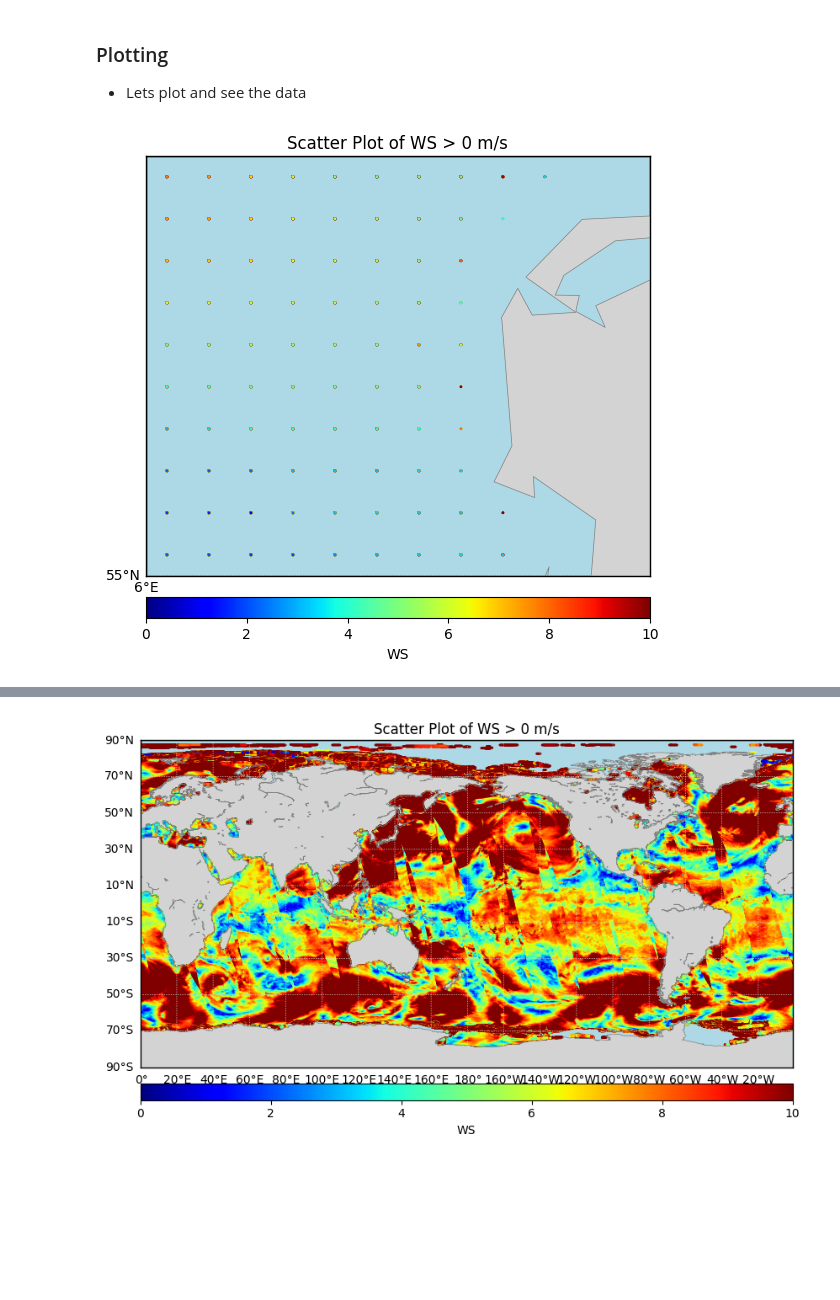
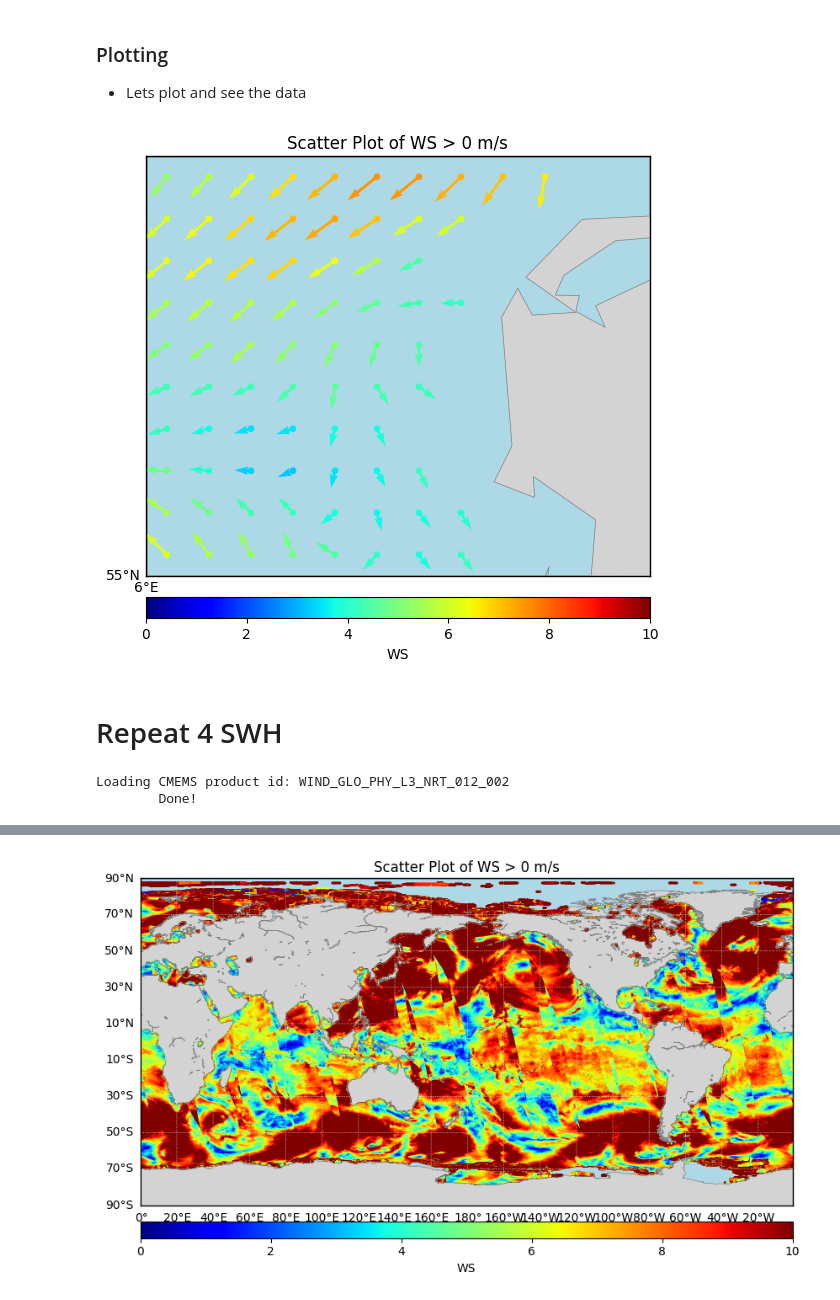
Before and after one commit to Rasmusiwersen/watobs, a Jupyter notebook: notebooks/CMEMS_Scatterometry_Data.ipynb, the cells around one changed output, grey strips where cells are left out. Saved outputs shown, nothing was run; the diff lists cells and outputs as text; code cells hidden in the pictures; blank space fills up the shorter version.

```diff
--- a/notebooks/CMEMS_Scatterometry_Data.ipynb
+++ b/notebooks/CMEMS_Scatterometry_Data.ipynb
@@ -36,3 +59,4 @@ dataset_ids = [sat_sets[i].dataset_id for i in range(len(sat_sets))]'''
 - A total of 32 datasets, i.e. data from 32 different satellite missions
 # %%
-# len(dataset_ids)
+dataset_ids = [dataset.dataset_id for dataset in repo.catalogue.products[0].datasets]
+len(dataset_ids)
@@ -41,8 +67,8 @@ dataset_ids = [sat_sets[i].dataset_id for i in range(len(sat_sets))]'''
 - In this case, i am interested in data from 2019 only
 - In addition i want to see data in the North Sea west of the Danish coastline
 # %%
-# dataset = dataset_ids[0]
-dataset = 'cmems_obs-wind_glo_phy_nrt_l3-hy2b-hscat-asc-0.25deg_P1D-i'
+dataset = dataset_ids[0]
+# dataset = 'cmems_obs-wind_glo_phy_nrt_l3-hy2b-hscat-asc-0.25deg_P1D-i'
 start_year = 2021
 end_year = 2021
 
@@ -52,10 +78,8 @@ lat_min = 55
 lat_max = 57.5
 
 area = f"bbox={lon_min},{lat_min},{lon_max},{lat_max}"
-# %%
-repo = CMEMSSatObsRepository()
 # %%
-df = repo.download_copernicus_data(dataset_id=dataset,
+df = repo.get_satobs_data(dataset_id=dataset,
                                                     start_time="2021-01-01",
                                                     #end_time="2021-12-31",
                                                     end_time="2021-01-31",
@@ -91,6 +108,9 @@ df
 ### Plotting
 - Lets plot and see the data
 # %%
+# Subset
+df_subset = df.iloc[:120]
+
 # Define bounding box
 dxm = 20
 lon_0 = 0.5 * (lon_min + lon_max)
@@ -100,38 +120,42 @@ plt.figure(figsize=(10, 6))
 
 # Initialize Basemap
 m = Basemap(projection='cyl',
             lon_0=lon_0, lat_0=lat_0,
             llcrnrlon=lon_min, llcrnrlat=lat_min,
             urcrnrlon=lon_max, urcrnrlat=lat_max,
             resolution='l')
 
 # Draw map features
 m.drawcoastlines(color='gray', linewidth=0.5)
 m.fillcontinents(color='lightgray', lake_color='lightblue')
 m.drawmapboundary(fill_color='lightblue')
 
 # Draw parallels and meridians
 m.drawparallels(np.arange(lat_min, lat_max + dxm, dxm),
                 labels=[1, 0, 0, 0], linewidth=0.5, color='lightgray', dashes=[2, 2])
 m.drawmeridians(np.arange(lon_min, lon_max + dxm, dxm),
                 labels=[0, 0, 0, 1], linewidth=0.5, color='lightgray', dashes=[2, 2])
 
 # Prepare coordinates
-x, y = m(df['longitude'].values, df['latitude'].values)
-
-# Create alpha mask: transparent if WS == 0.5
-alpha_values = np.where(df['WS'] < 0.01, 0.0, 1.0)
+x, y = m(df_subset['longitude'].values, df_subset['latitude'].values)
 
 # Scatter plot with alpha mask
-cs = m.scatter(x, y, c=df['WS'], s=1, marker='o',
-    cmap=plt.cm.jet, vmin=0, vmax=10,
-    alpha=alpha_values)
+cs = m.scatter(x, y, c=df_subset['WS'], s=15, marker='o',
+    cmap=plt.cm.jet, vmin=0, vmax=10)
+
+# Vector plot of wind direction
+u = df_subset['WS'] * np.cos(np.radians(df_subset['WD']))
+v = df_subset['WS'] * np.sin(np.radians(df_subset['WD']))
+norm = plt.Normalize(vmin=0, vmax=10)
+m.quiver(x, y, u, v, df_subset['WS'], scale=100,  cmap=plt.cm.jet, norm=norm)
 
 # Colorbar
 cbar = m.colorbar(cs, location='bottom', pad="5%")
 cbar.set_label('WS')
 
 plt.title('Scatter Plot of WS > 0 m/s')
 plt.show()
 # %% [output]
-[figure, old version]
+[figure, new version]
+# %% [markdown]
+# Repeat 4 SWH
@@ -137,0 +171,5 @@ plt.show()
+# %%
+repo = CMEMSSatObsRepository("WIND_GLO_PHY_L3_NRT_012_002")
+# %% [output]
+Loading CMEMS product id: WIND_GLO_PHY_L3_NRT_012_002
+        Done!
```
Also changed, not shown: parts of 52 cells of this notebook, 5 other files.
